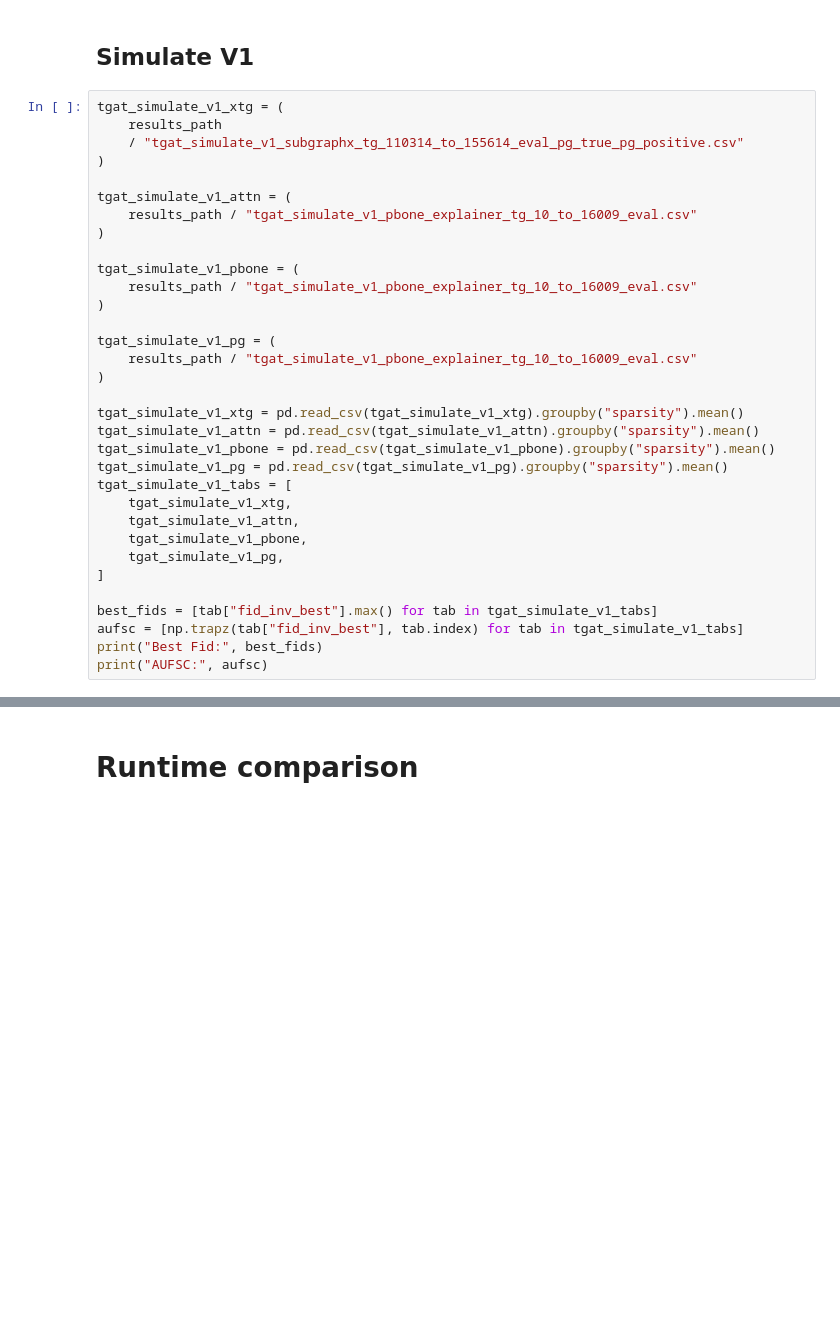
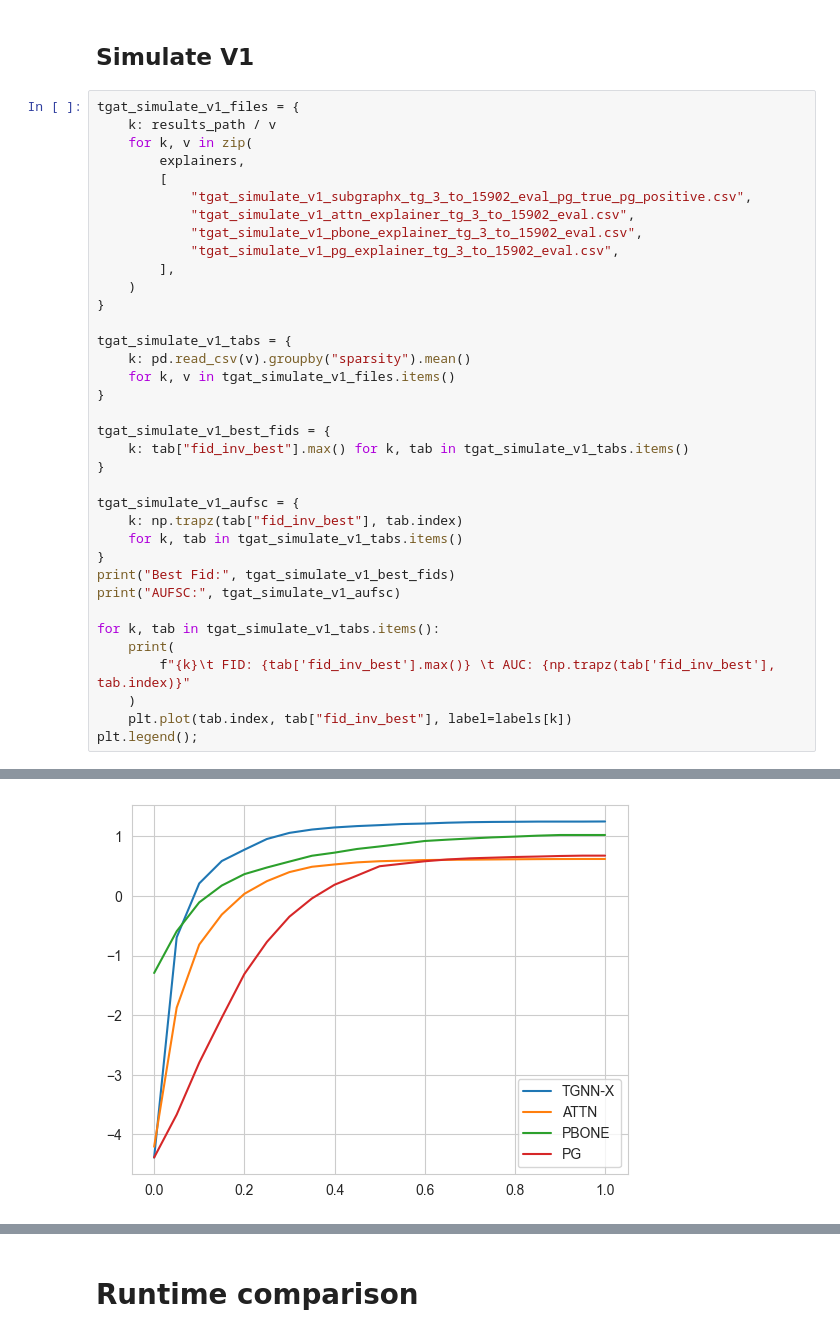
Before and after one commit to m-krastev/fact8-temporal-graph, a Jupyter notebook: notebooks/results_processing.ipynb, the cells around one changed output, grey strips where cells are left out. Drawn from its saved outputs; the diff is of its cells as text; blank space fills up the shorter version.

```diff
--- a/notebooks/results_processing.ipynb
+++ b/notebooks/results_processing.ipynb
@@ -61,35 +112,39 @@ PG       FID: 0.586134309662506          AUC: -0.65028520664121
 # %% [markdown]
 ## Simulate V1
-# %%
-tgat_simulate_v1_xtg = (
-    results_path
-    / "tgat_simulate_v1_subgraphx_tg_110314_to_155614_eval_pg_true_pg_positive.csv"
-)
-
-tgat_simulate_v1_attn = (
-    results_path / "tgat_simulate_v1_pbone_explainer_tg_10_to_16009_eval.csv"
-)
-
-tgat_simulate_v1_pbone = (
-    results_path / "tgat_simulate_v1_pbone_explainer_tg_10_to_16009_eval.csv"
-)
-
-tgat_simulate_v1_pg = (
-    results_path / "tgat_simulate_v1_pbone_explainer_tg_10_to_16009_eval.csv"
-)
-
-tgat_simulate_v1_xtg = pd.read_csv(tgat_simulate_v1_xtg).groupby("sparsity").mean()
-tgat_simulate_v1_attn = pd.read_csv(tgat_simulate_v1_attn).groupby("sparsity").mean()
-tgat_simulate_v1_pbone = pd.read_csv(tgat_simulate_v1_pbone).groupby("sparsity").mean()
-tgat_simulate_v1_pg = pd.read_csv(tgat_simulate_v1_pg).groupby("sparsity").mean()
-tgat_simulate_v1_tabs = [
-    tgat_simulate_v1_xtg,
-    tgat_simulate_v1_attn,
-    tgat_simulate_v1_pbone,
-    tgat_simulate_v1_pg,
-]
-
-best_fids = [tab["fid_inv_best"].max() for tab in tgat_simulate_v1_tabs]
-aufsc = [np.trapz(tab["fid_inv_best"], tab.index) for tab in tgat_simulate_v1_tabs]
-print("Best Fid:", best_fids)
-print("AUFSC:", aufsc)
+# %%
+tgat_simulate_v1_files = {
+    k: results_path / v
+    for k, v in zip(
+        explainers,
+        [
+            "tgat_simulate_v1_subgraphx_tg_3_to_15902_eval_pg_true_pg_positive.csv",
+            "tgat_simulate_v1_attn_explainer_tg_3_to_15902_eval.csv",
+            "tgat_simulate_v1_pbone_explainer_tg_3_to_15902_eval.csv",
+            "tgat_simulate_v1_pg_explainer_tg_3_to_15902_eval.csv",
+        ],
+    )
+}
+
+tgat_simulate_v1_tabs = {
+    k: pd.read_csv(v).groupby("sparsity").mean()
+    for k, v in tgat_simulate_v1_files.items()
+}
+
+tgat_simulate_v1_best_fids = {
+    k: tab["fid_inv_best"].max() for k, tab in tgat_simulate_v1_tabs.items()
+}
+
+tgat_simulate_v1_aufsc = {
+    k: np.trapz(tab["fid_inv_best"], tab.index)
+    for k, tab in tgat_simulate_v1_tabs.items()
+}
+print("Best Fid:", tgat_simulate_v1_best_fids)
+print("AUFSC:", tgat_simulate_v1_aufsc)
+
+for k, tab in tgat_simulate_v1_tabs.items():
+    print(
+        f"{k}\t FID: {tab['fid_inv_best'].max()} \t AUC: {np.trapz(tab['fid_inv_best'], tab.index)}"
+    )
+    plt.plot(tab.index, tab["fid_inv_best"], label=labels[k])
+plt.legend();
+# %% [output]
@@ -95,0 +157 @@ print("AUFSC:", aufsc)
+[figure, added]
```
Also changed, not shown: parts of 23 cells of this notebook, 9 other files.
